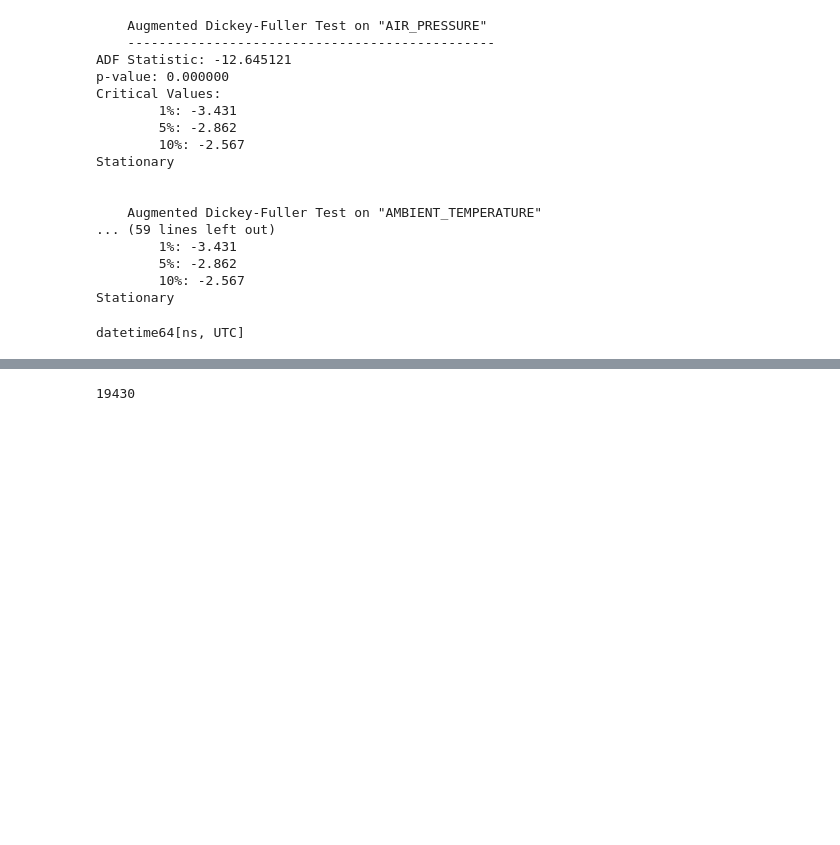
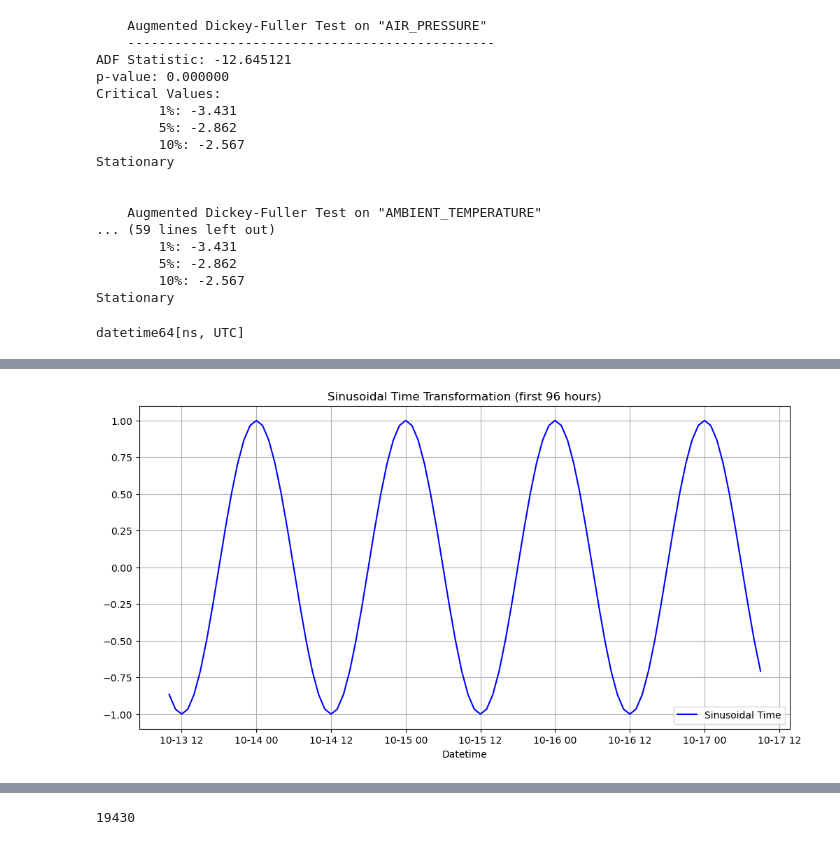
Before and after one commit to bregina98/Local-prediction-of-weather-parameters-based-on-historical-data, a Jupyter notebook: multivariate model/VAR model.ipynb, the cells around one changed output, grey strips where cells are left out. Cells and saved outputs as stored; diff of their text form; code cells hidden in the pictures; blank space fills up the shorter version.

Commit message:
added sinusiodial time component

```diff
--- a/multivariate model/VAR model.ipynb
+++ b/multivariate model/VAR model.ipynb
@@ -282,0 +267,7 @@ all_hourly_23 = new_data_all_resampled.loc[(new_data_all_resampled.index.year ==
+# %%
+# transformation of time into sinus values: -1 is 00:00 and 1 is 12:00, so that the model will make better prediction by also taking the hour of the day into account
+data_sinus = new_data_all_resampled
+data_sinus['hour'] = data_sinus.index.hour
+data_sinus['sinus_time'] = np.sin((data_sinus['hour'] / 24) * 2 * np.pi + np.pi / 2)
+data_sinus.drop(columns=['hour'], inplace=True)
+print(data_sinus)
@@ -282,0 +292,10 @@ all_hourly_23 = new_data_all_resampled.loc[(new_data_all_resampled.index.year ==
+# %%
+plt.figure(figsize=(12, 6))
+plt.plot(data_sinus.index[:96], data_sinus['sinus_time'][:96], label='Sinusoidal Time', color='blue')
+plt.xlabel('Datetime')
+plt.title('Sinusoidal Time Transformation (first 96 hours)')
+plt.legend()
+plt.grid(True)
+plt.show()
+# %% [output]
+[figure, added]
```
Also changed, not shown: parts of 16 cells of this notebook.
